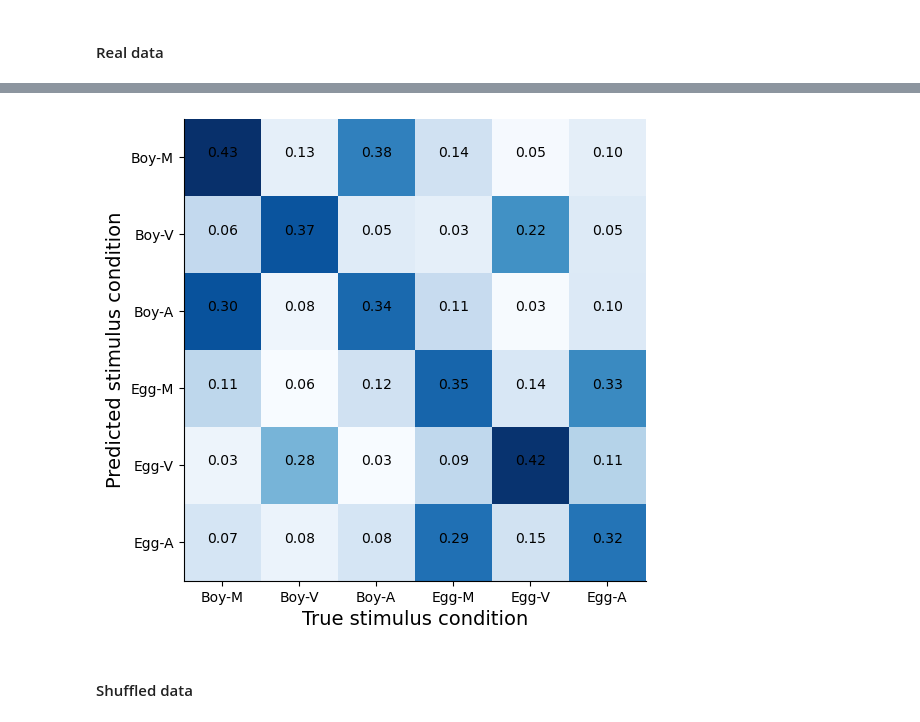
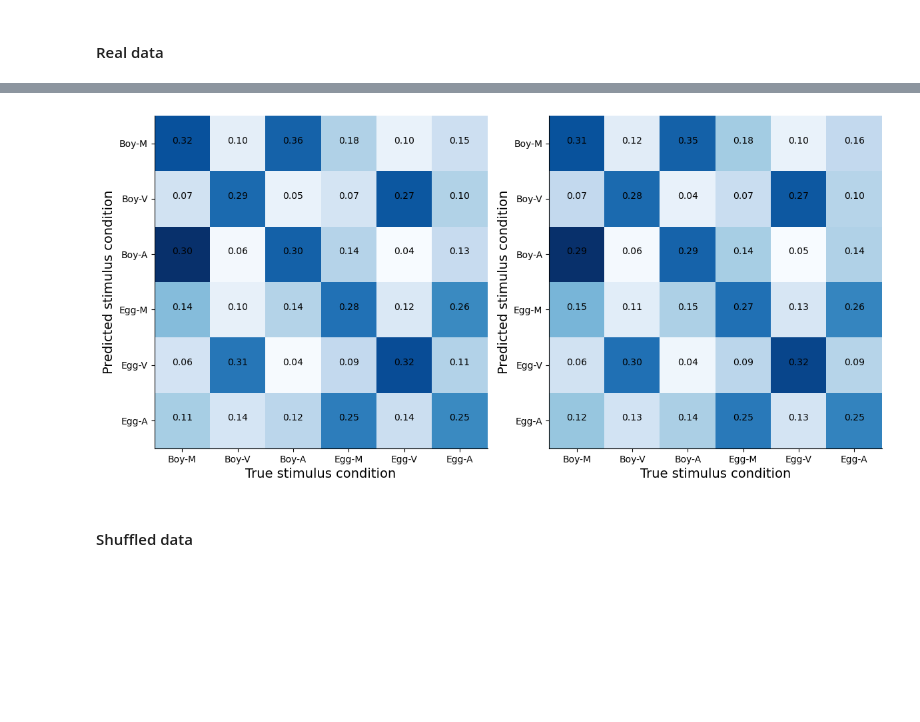
Before and after one commit to heung10/multimodal-object-recognition, a Jupyter notebook: neural/7. Population decoding.ipynb, the cells around one changed output, grey strips where cells are left out. Drawn from its saved outputs; the diff is of its cells as text; code cells hidden in the pictures; blank space fills up the shorter version.

Commit message:
completed population decoding using different time range

```diff
--- a/neural/7. Population decoding.ipynb
+++ b/neural/7. Population decoding.ipynb
@@ -281,8 +215,8 @@ C=1: 0
 # %%
-def subsample_cross_val_predict(df, model, rat, kfold, num_trial, bin_size, shuffle):
+def subsample_cross_val_predict(df, model, rat, kfold, num_trial, bin_size, time_bin, shuffle):
     result = np.zeros((6,6))
 
-    X = subsample(df, rat, num_trial, bin_size, shuffle)
+    X = subsample(df, rat, num_trial, bin_size, time_bin, shuffle)
     Y = np.repeat(np.arange(6), 5)
 
     skf = StratifiedKFold(n_splits=kfold, shuffle=True)
@@ -331,22 +284,27 @@ Wall time: 22.7 s
-# %%
-fig,ax = plt.subplots(figsize=(6,6))
-
-svm_real_mean = np.mean(svm_real,axis=0)
-
-ax.imshow(svm_real_mean, cmap=plt.cm.get_cmap('Blues'));
-ax.set_xlabel('True stimulus condition', fontsize=14)
-ax.set_ylabel('Predicted stimulus condition', fontsize=14)
-
-for i in range(6):
-    for j in range(6):
-        ax.text(i,j,'{:.2f}'.format(svm_real_mean[i,j]),ha='center')
-
-ax.set_xticks(np.arange(0,6))
-ax.set_xticklabels(['Boy-M','Boy-V','Boy-A','Egg-M','Egg-V','Egg-A']);
-ax.set_yticks(np.arange(0,6))
-ax.set_yticklabels(['Boy-M','Boy-V','Boy-A','Egg-M','Egg-V','Egg-A']);
-# %% [output]
-[figure, removed]
+# %%
+# load a specific numpy array and examine the confusion matrix
+fig,ax = plt.subplots(1,2,figsize=(12,6))
+
+iteration = [100,500]
+for i in range(2):
+    svm_real = np.load(save_path / f'{today}_{bin_size*10}ms_{6}bins_{iteration[i]}iter_real.npy')
+    svm_real_mean = np.mean(svm_real,axis=0)
+
+    ax[i].imshow(svm_real_mean, cmap=plt.cm.get_cmap('Blues'));
+    ax[i].set_xlabel('True stimulus condition', fontsize=14)
+    ax[i].set_ylabel('Predicted stimulus condition', fontsize=14)
+
+    for m in range(6):
+        for l in range(6):
+            ax[i].text(m,l,'{:.2f}'.format(svm_real_mean[m,l]),ha='center')
+
+    ax[i].set_xticks(np.arange(0,6))
+    ax[i].set_xticklabels(['Boy-M','Boy-V','Boy-A','Egg-M','Egg-V','Egg-A']);
+    ax[i].set_yticks(np.arange(0,6))
+    ax[i].set_yticklabels(['Boy-M','Boy-V','Boy-A','Egg-M','Egg-V','Egg-A']);
+plt.tight_layout()
+# %% [output]
+[figure, added]
 # %% [markdown]
 #### Shuffled data
 # %%
```
Also changed, not shown: parts of 11 cells of this notebook, 7 other files.
